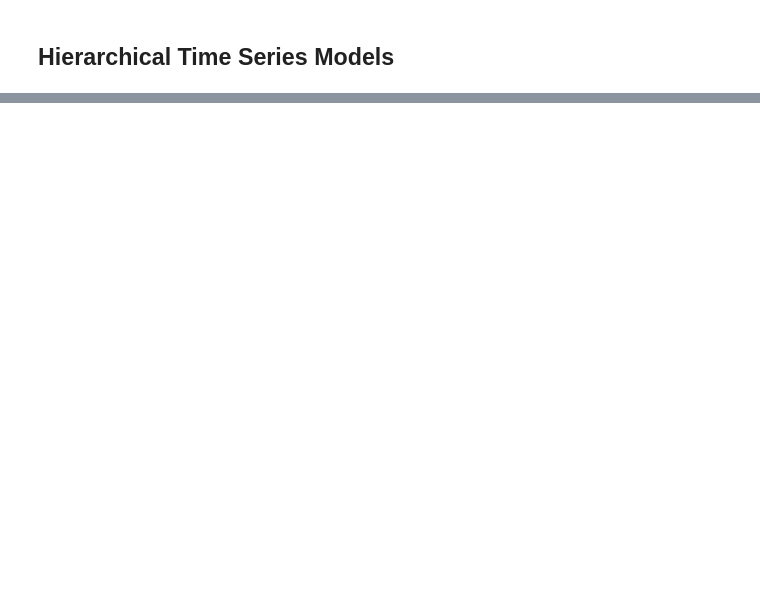
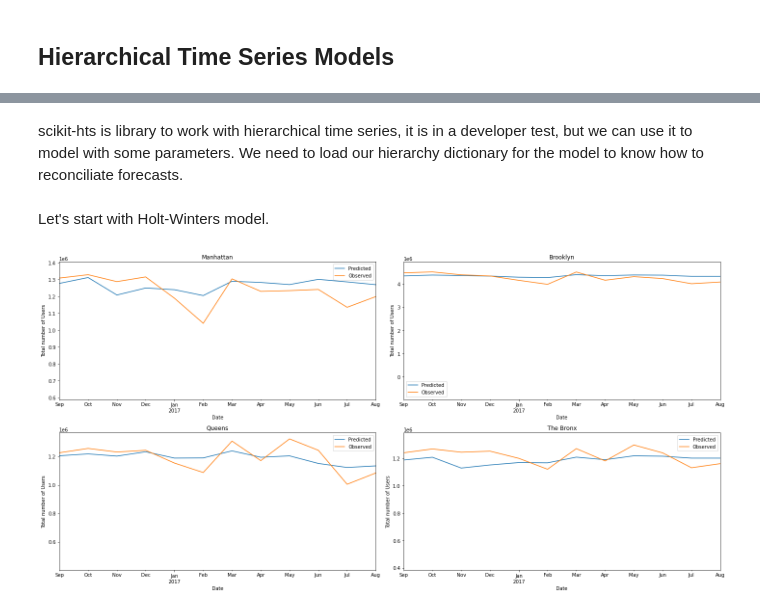
Before and after one commit to vtoliveira/nyc-metro-forecast, a Jupyter notebook: notebooks/03-forecasting-metro-users.ipynb, the cells around one changed output, grey strips where cells are left out. Cells and saved outputs as stored; diff of their text form; code cells hidden in the pictures; blank space fills up the shorter version.

```diff
--- a/notebooks/03-forecasting-metro-users.ipynb
+++ b/notebooks/03-forecasting-metro-users.ipynb
@@ -333,0 +405,34 @@ SMAPE: 0.038743504006111415
+# %% [markdown]
+scikit-hts is library to work with hierarchical time series, it is in a developer test, but we can use it to model with some parameters. We need to load our hierarchy dictionary for the model to know how to reconciliate forecasts.
+# %%
+import json
+
+with open('../data/hierarchy.json', 'r') as fp:
+    hierarchy = json.load(fp)
+# %% [markdown]
+Let's start with Holt-Winters model.
+# %%
+clf = HTSRegressor(model='auto_arima', revision_method='OLS', n_jobs=0, m=12)
+model = clf.fit(train, hierarchy)
+# %%
+predicted_auto_arima = model.predict(steps_ahead=test.shape[0])
+# %%
+fig, axes = plt.subplots(2, 2, figsize=(20, 10))
+
+def plot_results(cols, axes, preds):
+    axes = np.hstack(axes)
+    for ax, col in zip(axes, cols):
+        preds[col].plot(ax=ax, label="Predicted")
+        test[col].plot(ax=ax, label="Observed")
+
+        ax.legend()
+        ax.set_title(col)
+        ax.set_xlabel("Date")
+        ax.set_ylabel("Total number of Users")
+        ax.set_xlim(test.index.min(), test.index.max())
+
+regions = ['Manhattan', "Brooklyn", "Queens", "The Bronx"]
+plot_results(regions, axes, predicted_auto_arima)
+plt.tight_layout()
+# %% [output]
+[figure, added]
```
Also changed, not shown: parts of 52 cells of this notebook, 2 other files.
